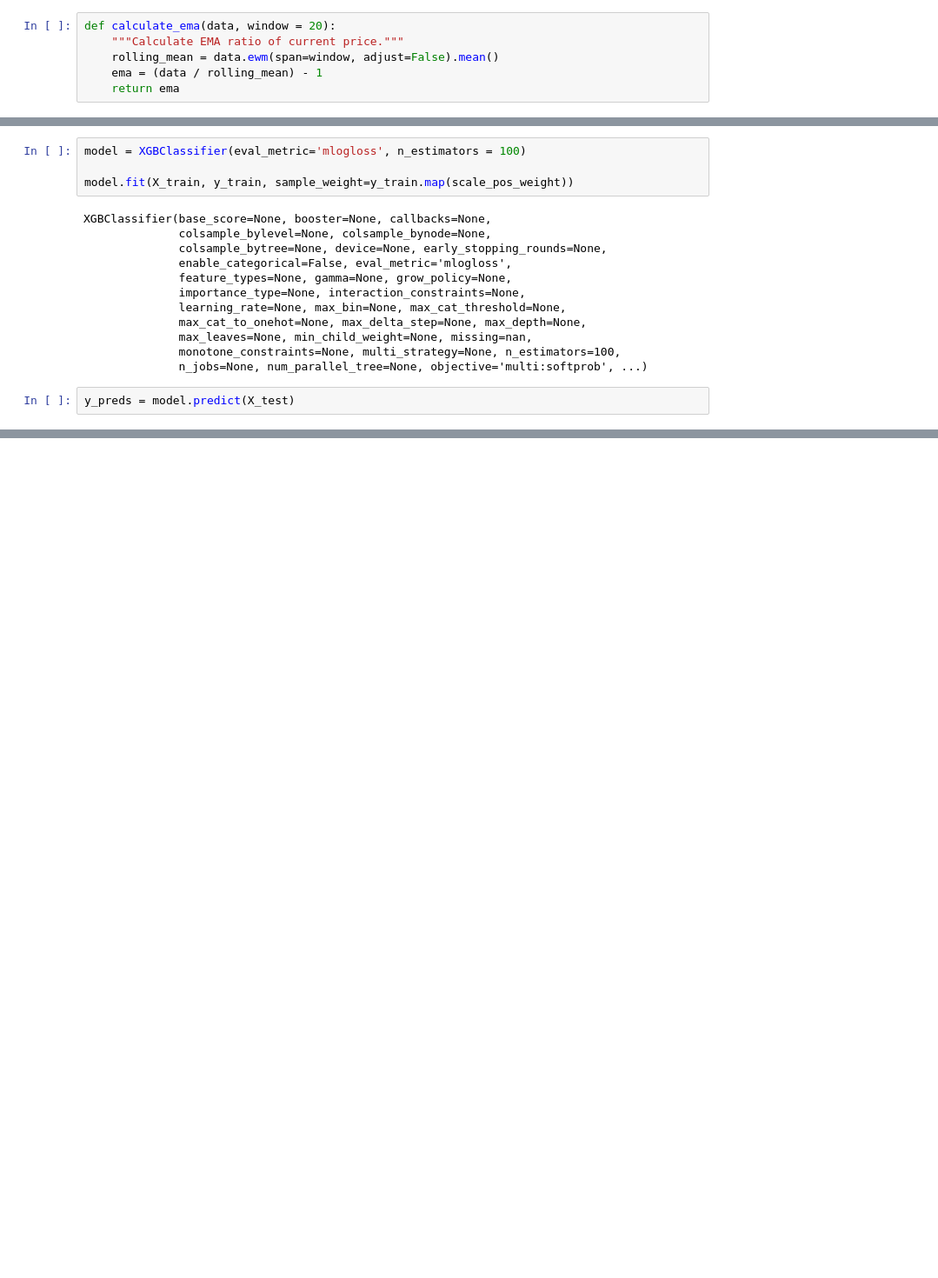
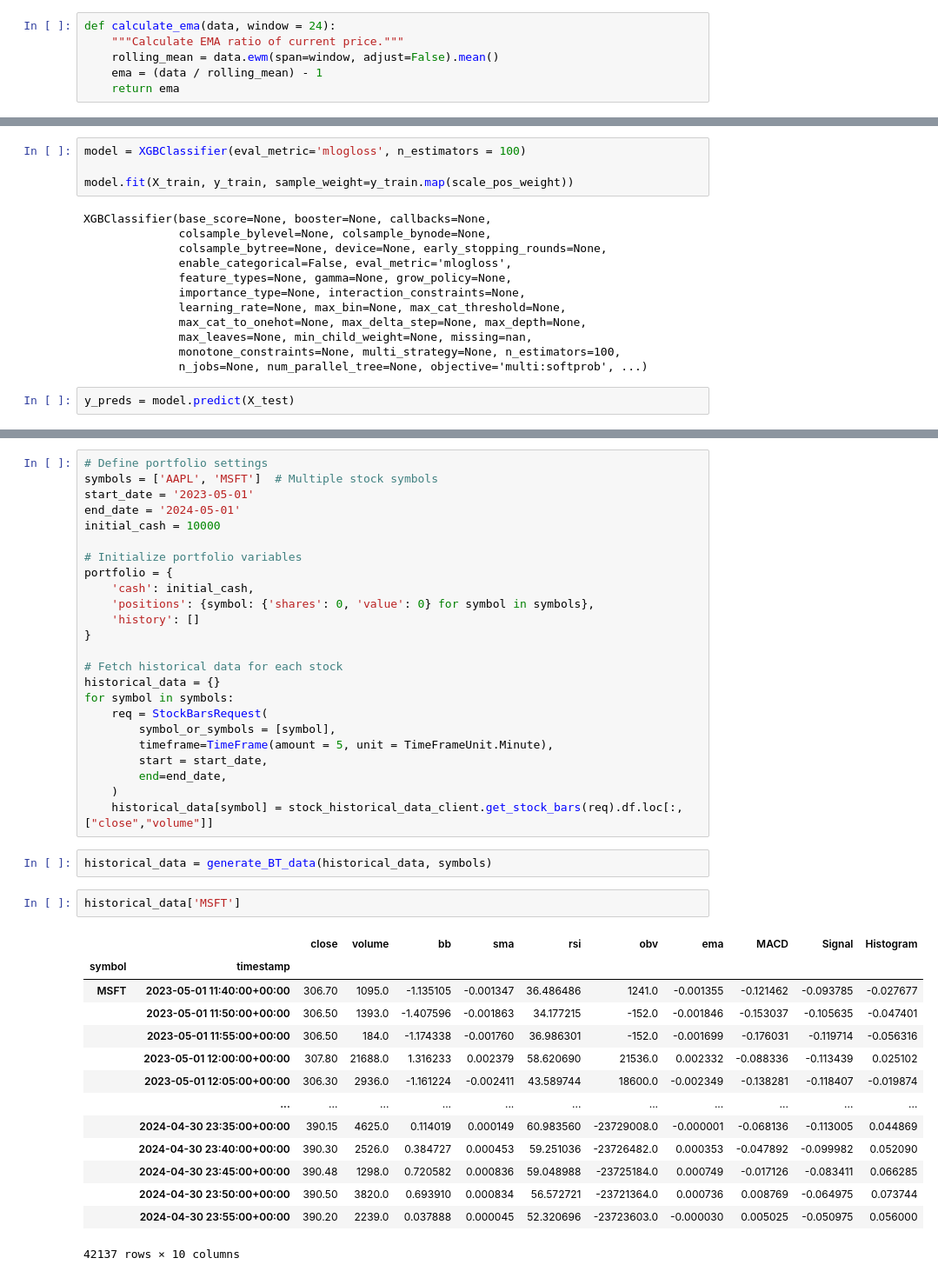
Before and after one commit to avillasmil/algo-trader, a Jupyter notebook: sandbox.ipynb, the cells around one changed output, grey strips where cells are left out. Shown: that part at 87% size. Saved outputs shown, nothing was run; the diff lists cells and outputs as text; blank space fills up the shorter version.

```diff
--- a/sandbox.ipynb
+++ b/sandbox.ipynb
@@ -130,7 +129,7 @@ def calculate_obv(data):
             obv.append(obv[-1])
     return obv
 # %%
-def calculate_ema(data, window = 20):
+def calculate_ema(data, window = 24):
     """Calculate EMA ratio of current price."""
     rolling_mean = data.ewm(span=window, adjust=False).mean()
     ema = (data / rolling_mean) - 1
@@ -495,0 +471,43 @@ df
+# %%
+# Define portfolio settings
+symbols = ['AAPL', 'MSFT']  # Multiple stock symbols
+start_date = '2023-05-01'
+end_date = '2024-05-01'
+initial_cash = 10000
+
+# Initialize portfolio variables
+portfolio = {
+    'cash': initial_cash,
+    'positions': {symbol: {'shares': 0, 'value': 0} for symbol in symbols},
+    'history': []
+}
+
+# Fetch historical data for each stock
+historical_data = {}
+for symbol in symbols:
+    req = StockBarsRequest(
+        symbol_or_symbols = [symbol],
+        timeframe=TimeFrame(amount = 5, unit = TimeFrameUnit.Minute),
+        start = start_date,
+        end=end_date,
+    )
+    historical_data[symbol] = stock_historical_data_client.get_stock_bars(req).df.loc[:,["close","volume"]]
+# %%
+historical_data = generate_BT_data(historical_data, symbols)
+# %%
+historical_data['MSFT']
+# %% [output]
+|  |  | close | volume | bb | sma | rsi | obv | ema | MACD | Signal | Histogram |
+| symbol | timestamp |  |  |  |  |  |  |  |  |  |  |
+| MSFT | 2023-05-01 11:40:00+00:00 | 306.70 | 1095.0 | -1.135105 | -0.001347 | 36.486486 | 1241.0 | -0.001355 | -0.121462 | -0.093785 | -0.027677 |
+|  | 2023-05-01 11:50:00+00:00 | 306.50 | 1393.0 | -1.407596 | -0.001863 | 34.177215 | -152.0 | -0.001846 | -0.153037 | -0.105635 | -0.047401 |
+|  | 2023-05-01 11:55:00+00:00 | 306.50 | 184.0 | -1.174338 | -0.001760 | 36.986301 | -152.0 | -0.001699 | -0.176031 | -0.119714 | -0.056316 |
+|  | 2023-05-01 12:00:00+00:00 | 307.80 | 21688.0 | 1.316233 | 0.002379 | 58.620690 | 21536.0 | 0.002332 | -0.088336 | -0.113439 | 0.025102 |
+|  | 2023-05-01 12:05:00+00:00 | 306.30 | 2936.0 | -1.161224 | -0.002411 | 43.589744 | 18600.0 | -0.002349 | -0.138281 | -0.118407 | -0.019874 |
+|  | ... | ... | ... | ... | ... | ... | ... | ... | ... | ... | ... |
+|  | 2024-04-30 23:35:00+00:00 | 390.15 | 4625.0 | 0.114019 | 0.000149 | 60.983560 | -23729008.0 | -0.000001 | -0.068136 | -0.113005 | 0.044869 |
+|  | 2024-04-30 23:40:00+00:00 | 390.30 | 2526.0 | 0.384727 | 0.000453 | 59.251036 | -23726482.0 | 0.000353 | -0.047892 | -0.099982 | 0.052090 |
+|  | 2024-04-30 23:45:00+00:00 | 390.48 | 1298.0 | 0.720582 | 0.000836 | 59.048988 | -23725184.0 | 0.000749 | -0.017126 | -0.083411 | 0.066285 |
+|  | 2024-04-30 23:50:00+00:00 | 390.50 | 3820.0 | 0.693910 | 0.000834 | 56.572721 | -23721364.0 | 0.000736 | 0.008769 | -0.064975 | 0.073744 |
+|  | 2024-04-30 23:55:00+00:00 | 390.20 | 2239.0 | 0.037888 | 0.000045 | 52.320696 | -23723603.0 | -0.000030 | 0.005025 | -0.050975 | 0.056000 |
+42137 rows × 10 columns
```
Also changed, not shown: parts of 21 cells of this notebook.
